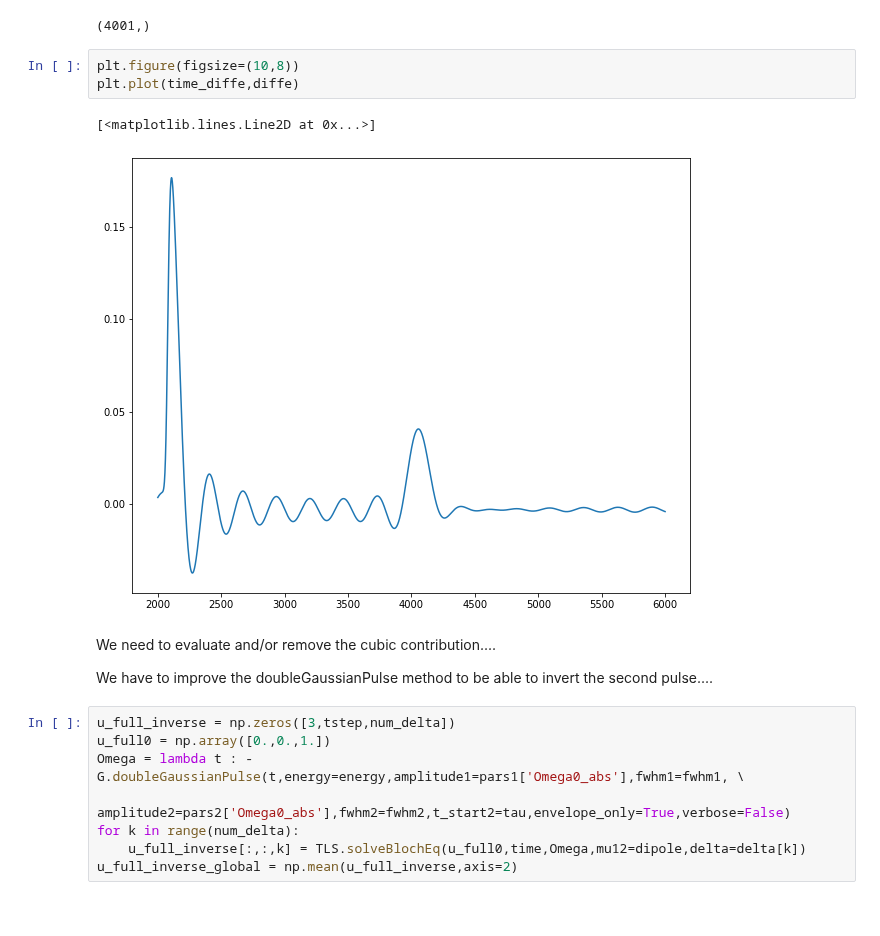
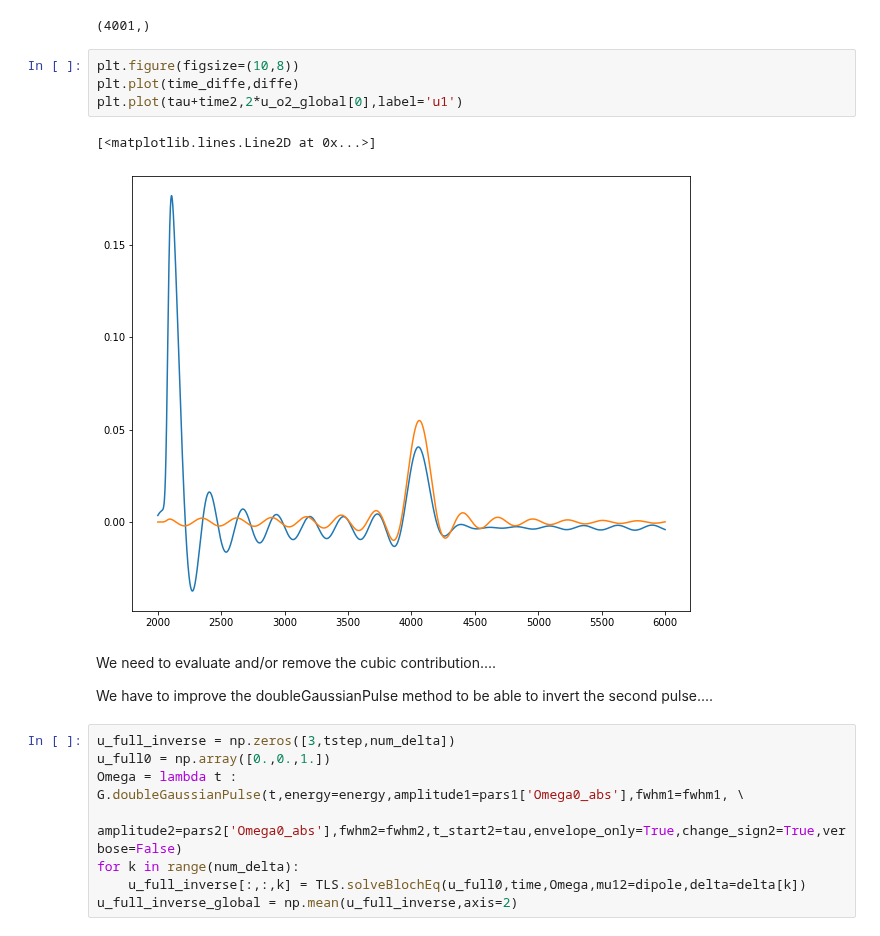
Before and after one commit to marcodalessandro76/Echo_mechanisms_decay_time_optical_orientation, a Jupyter notebook: TLS_FWM.ipynb, the cells around one changed output. Drawn from its saved outputs; the diff is of its cells as text.

```diff
--- a/TLS_FWM.ipynb
+++ b/TLS_FWM.ipynb
@@ -573,9 +573,10 @@ diffe.shape
 # %%
 plt.figure(figsize=(10,8))
 plt.plot(time_diffe,diffe)
+plt.plot(tau+time2,2*u_o2_global[0],label='u1')
 # %% [output]
 [<matplotlib.lines.Line2D at 0x...>]
-[figure, old version]
+[figure, new version]
 # %% [markdown]
 We need to evaluate and/or remove the cubic contribution....
 
@@ -583,8 +584,8 @@ We have to improve the doubleGaussianPulse method to be able to invert the secon
 # %%
 u_full_inverse = np.zeros([3,tstep,num_delta])
 u_full0 = np.array([0.,0.,1.])
-Omega = lambda t : -G.doubleGaussianPulse(t,energy=energy,amplitude1=pars1['Omega0_abs'],fwhm1=fwhm1, \
-        amplitude2=pars2['Omega0_abs'],fwhm2=fwhm2,t_start2=tau,envelope_only=True,verbose=False)
+Omega = lambda t : G.doubleGaussianPulse(t,energy=energy,amplitude1=pars1['Omega0_abs'],fwhm1=fwhm1, \
+        amplitude2=pars2['Omega0_abs'],fwhm2=fwhm2,t_start2=tau,envelope_only=True,change_sign2=True,verbose=False)
 for k in range(num_delta):
     u_full_inverse[:,:,k] = TLS.solveBlochEq(u_full0,time,Omega,mu12=dipole,delta=delta[k])
 u_full_inverse_global = np.mean(u_full_inverse,axis=2)
```
Also changed, not shown: parts of 6 cells of this notebook.
